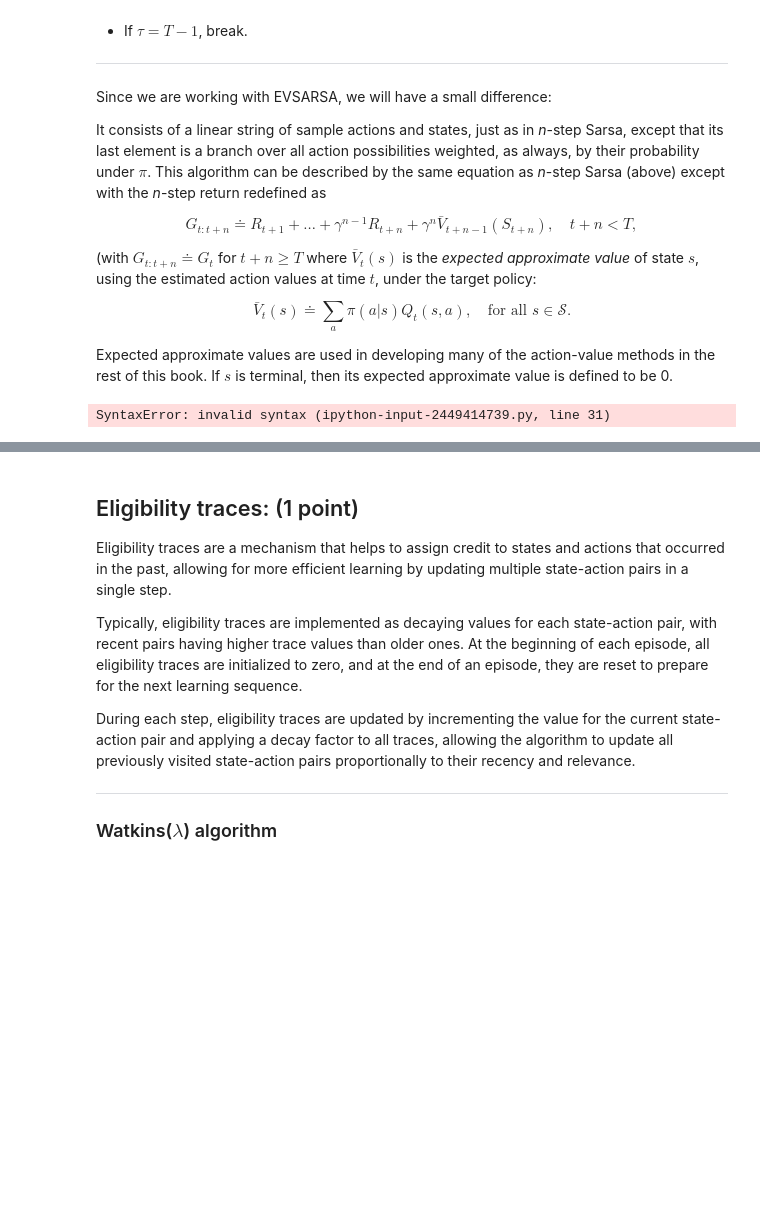
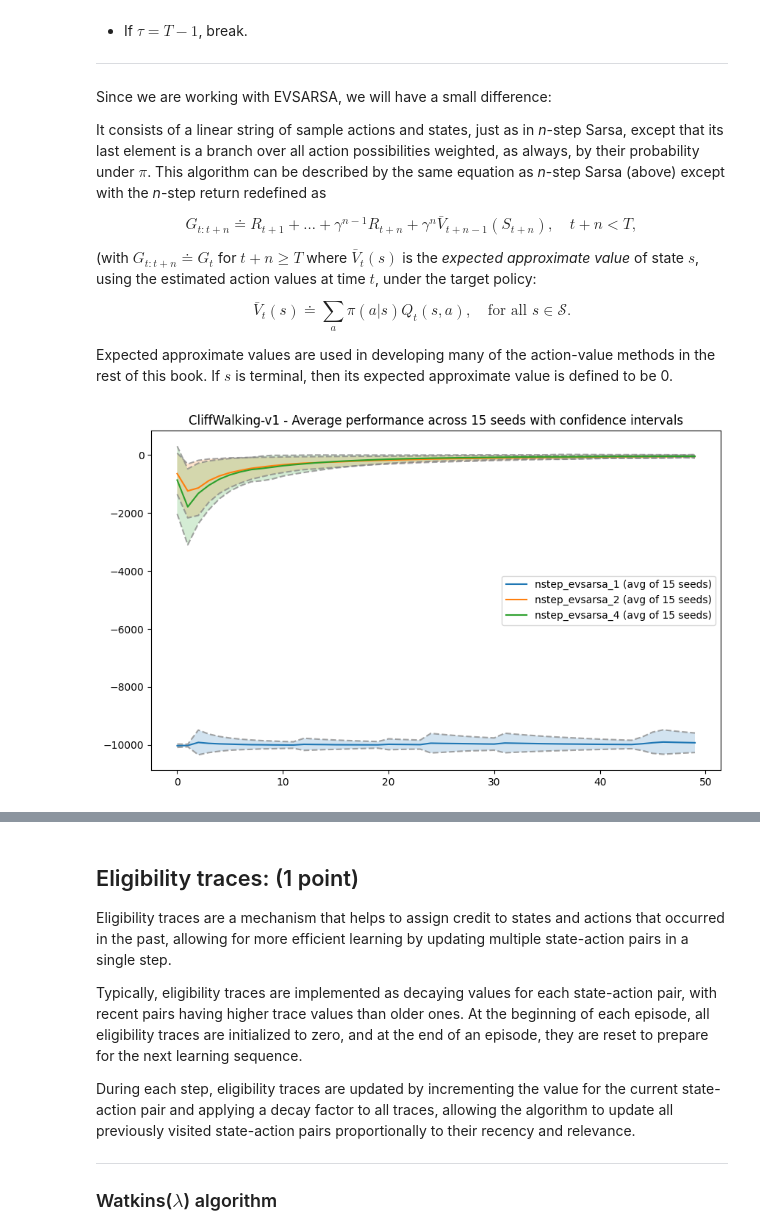
Before and after one commit to ngocmink/practical_RL, a Jupyter notebook: week03_model_free/homework.ipynb, the cells around one changed output, grey strips where cells are left out. Cells and saved outputs as stored; diff of their text form; code cells hidden in the pictures; blank space fills up the shorter version.

```diff
--- a/week03_model_free/homework.ipynb
+++ b/week03_model_free/homework.ipynb
@@ -1228,20 +1228,15 @@ class NStepEVSarsaAgent(EVSarsaAgent):
             start_index, end_index = tau + 1, min(tau + self.n_steps, self.T)
             G = 0
             # <YOUR CODE HERE>
-            if end_index < self.T
-              for i in range(start_index, end_index):
-                G += self.discount ** (i - start_index) * self.memory[i].reward
-              G += self.discount ** end_index * self.get_value(self.memory[end_index].state)
-            else:
-              for i in range(start_index, end_index):
-                G += self.discount ** (i - start_index) * self.memory[i].reward
+            for i in range(start_index, end_index):
+              G += self.discount ** (i - start_index) * self.memory[i].reward
             # </END OF YOUR CODE>
 
             if tau + self.n_steps < self.T:
                 next_s = self.memory[tau + self.n_steps].next_state
                 if next_s is not None:
                     # <YOUR CODE HERE>
-                    G =
+                    G += self.discount ** self.n_steps * self.get_value(next_s)
 
                     # </END OF YOUR CODE>
 
@@ -1251,7 +1246,7 @@ class NStepEVSarsaAgent(EVSarsaAgent):
             )  # state and action to being updated
 
             # <YOUR CODE HERE>
-            new_qvalue =
+            new_qvalue = self.get_qvalue(state_tau, action_tau) + self.alpha * (G - self.get_qvalue(state_tau, action_tau))
 
             # </END OF YOUR CODE>
             self.set_qvalue(state_tau, action_tau, new_qvalue)
@@ -1294,8 +1289,6 @@ def play_and_train_nstep(env, agent, t_max=10**4):
             break
 
     return total_reward
-# %% [output]
-SyntaxError: invalid syntax (ipython-input-2449414739.py, line 31)
 # %%
 from functools import partial
 
@@ -1316,6 +1309,8 @@ def evaluate_nstep_evsarsa(env_builder, n_episodes=1000, t_max=10000, n_seeds=3,
         exp_setups, num_episodes=n_episodes, t_max=t_max, plot_every=1000, span=span, num_seeds=n_seeds
     )
 # %%
-evaluate_nstep_evsarsa(lambda: gym.make("CliffWalking-v0"), n_episodes=50, t_max=1000, n_seeds=15, span=25)
+evaluate_nstep_evsarsa(lambda: gym.make("CliffWalking-v1"), n_episodes=50, t_max=1000, n_seeds=15, span=25)
+# %% [output]
+[figure, added]
 # %%
 evaluate_nstep_evsarsa(lambda: Discretizer(gym.make("MountainCar-v0"), n_digits=2), n_episodes=200, n_seeds=5)
```
Also changed, not shown: parts of 5 cells of this notebook.
